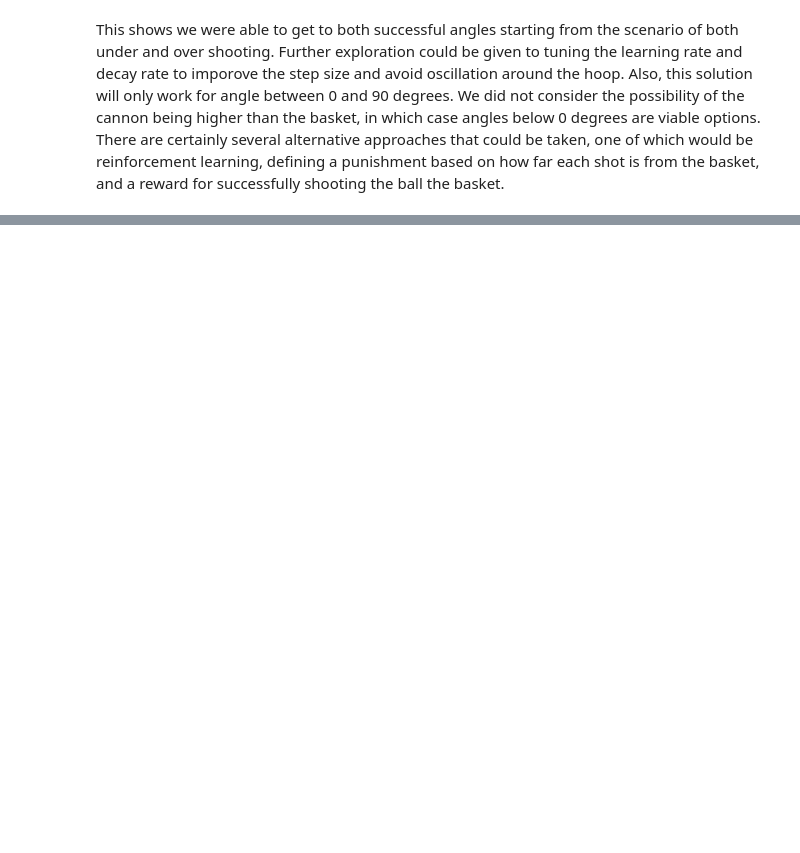
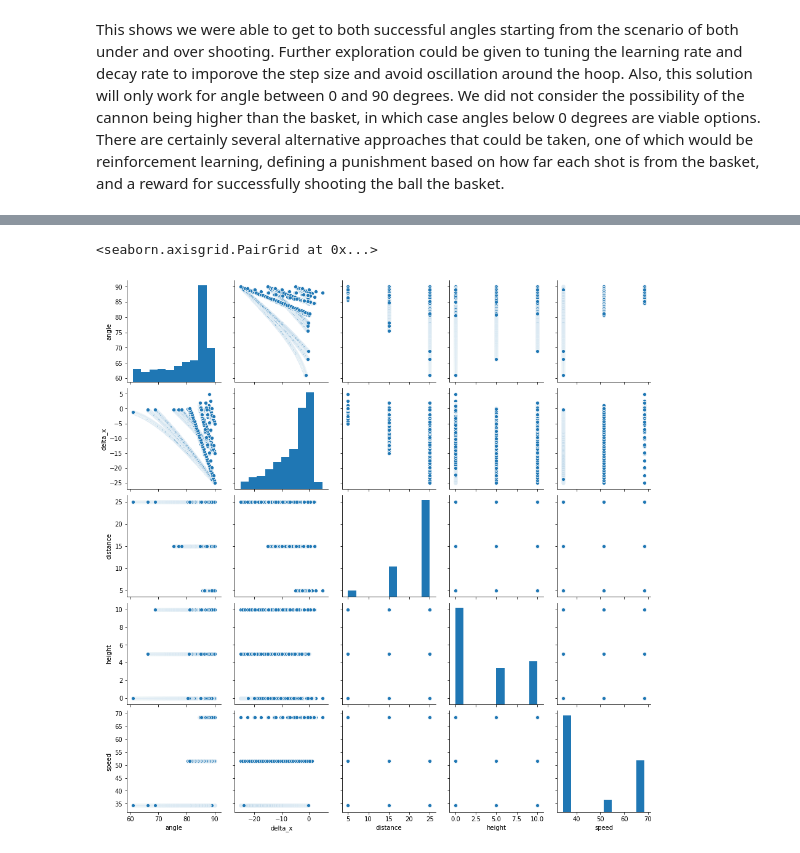
Before and after one commit to StevenCHowell/bball_cannon, a Jupyter notebook: BBall Cannon.ipynb, the cells around one changed output, grey strips where cells are left out. Cells and saved outputs as stored; diff of their text form; code cells hidden in the pictures; blank space fills up the shorter version.

```diff
--- a/BBall Cannon.ipynb
+++ b/BBall Cannon.ipynb
@@ -422,0 +507,9 @@ This shows we were able to get to both successful angles starting from the scena
+# %%
+attempts_all = []
+for i in range(len(points)):
+    attempts_i = pd.DataFrame(results[i])
+    attempts_i.columns = ['angle', 'delta_x']
+    for column in ['distance', 'height', 'speed']:
+        attempts_i[column] = points_df.iloc[i][column]
+    attempts_all.append(attempts_i)
+attempts = pd.concat(attempts_all)
@@ -422,0 +532,5 @@ This shows we were able to get to both successful angles starting from the scena
+# %%
+sns.pairplot(attempts)
+# %% [output]
+<seaborn.axisgrid.PairGrid at 0x...>
+[figure, added]
```
Also changed, not shown: parts of 45 cells of this notebook, 1 other file.
